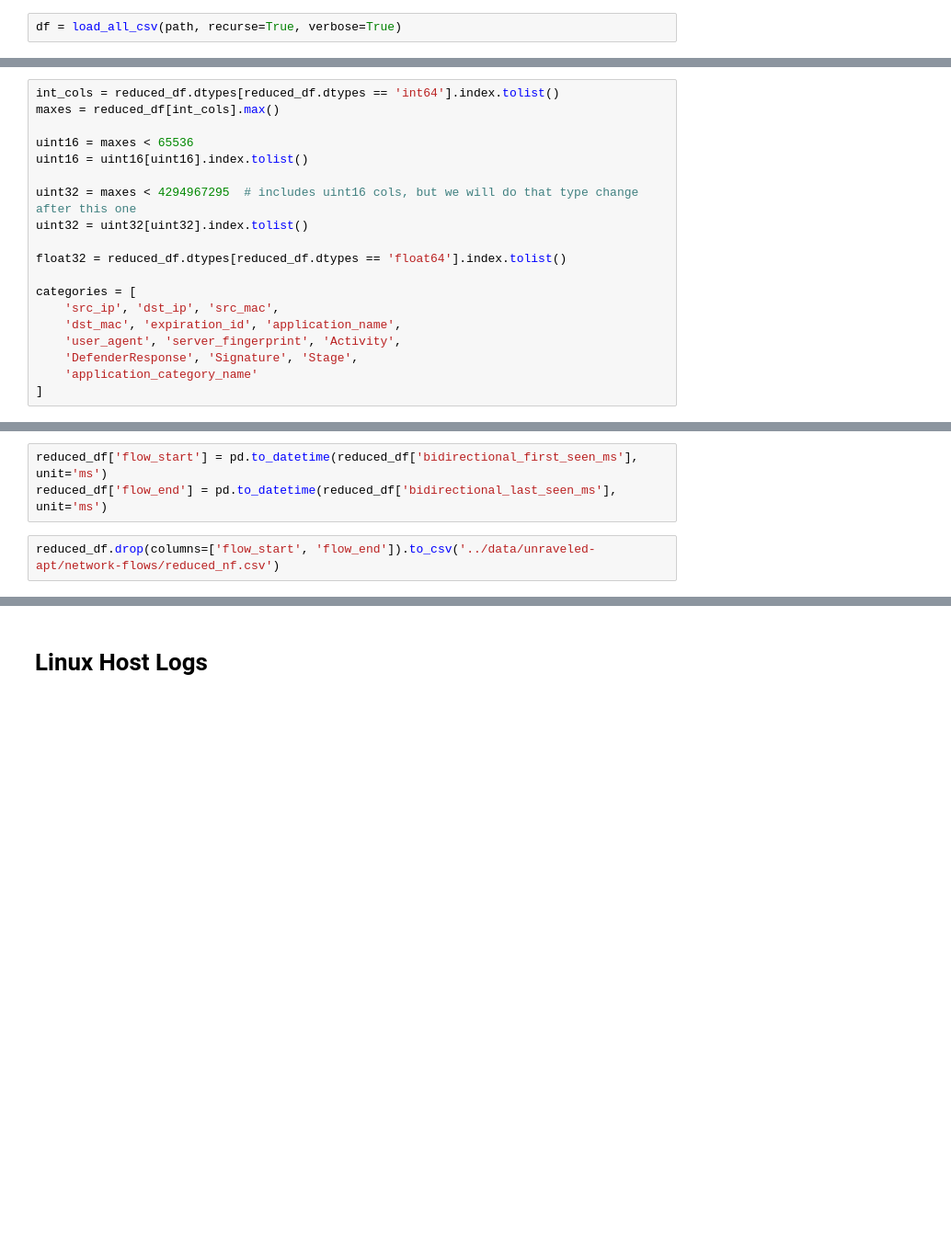
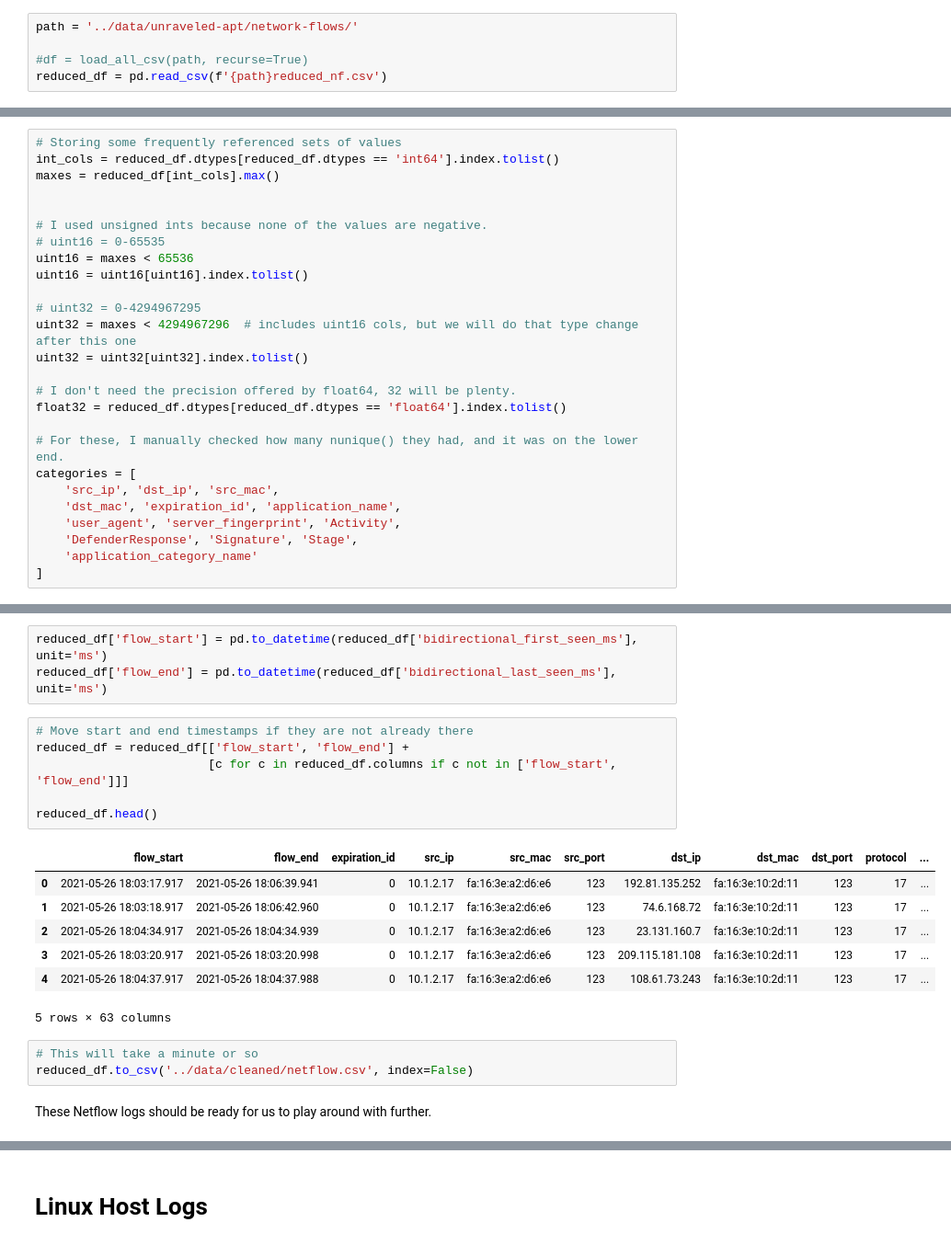
Before and after one commit to birbarino/Data-Analytics-Capstone, a Jupyter notebook: notebooks/wrangle.ipynb, the cells around one changed output, grey strips where cells are left out. Shown: that part at 92% size. Cells and saved outputs as stored; diff of their text form; blank space fills up the shorter version.

Commit message:
Renamed files, like the reduced netflow data. Moved stuff, added comments to notebook.

```diff
--- a/wrangling/wrangle.ipynb
+++ b/notebooks/wrangle.ipynb
@@ -51,2 +75,5 @@ path = '../data/unraveled-apt/network-flows/'
 # %%
-df = load_all_csv(path, recurse=True, verbose=True)
+path = '../data/unraveled-apt/network-flows/'
+
+#df = load_all_csv(path, recurse=True)
+reduced_df = pd.read_csv(f'{path}reduced_nf.csv')
@@ -183,15 +134,22 @@ memory usage: 3.1+ GB
 # %%
+# Storing some frequently referenced sets of values
 int_cols = reduced_df.dtypes[reduced_df.dtypes == 'int64'].index.tolist()
 maxes = reduced_df[int_cols].max()
 
+
+# I used unsigned ints because none of the values are negative.
+# uint16 = 0-65535
 uint16 = maxes < 65536
 uint16 = uint16[uint16].index.tolist()
 
-uint32 = maxes < 4294967295  # includes uint16 cols, but we will do that type change after this one
+# uint32 = 0-4294967295
+uint32 = maxes < 4294967296  # includes uint16 cols, but we will do that type change after this one
 uint32 = uint32[uint32].index.tolist()
 
+# I don't need the precision offered by float64, 32 will be plenty.
 float32 = reduced_df.dtypes[reduced_df.dtypes == 'float64'].index.tolist()
 
+# For these, I manually checked how many nunique() they had, and it was on the lower end.
 categories = [
     'src_ip', 'dst_ip', 'src_mac',
     'dst_mac', 'expiration_id', 'application_name',
@@ -216,6 +190,23 @@ NameError: name 'df' is not defined
 # %%
 reduced_df['flow_start'] = pd.to_datetime(reduced_df['bidirectional_first_seen_ms'], unit='ms')
 reduced_df['flow_end'] = pd.to_datetime(reduced_df['bidirectional_last_seen_ms'], unit='ms')
-# %%
-reduced_df.drop(columns=['flow_start', 'flow_end']).to_csv('../data/unraveled-apt/network-flows/reduced_nf.csv')
+# %%
+# Move start and end timestamps if they are not already there
+reduced_df = reduced_df[['flow_start', 'flow_end'] +
+                        [c for c in reduced_df.columns if c not in ['flow_start', 'flow_end']]]
+
+reduced_df.head()
+# %% [output]
+|  | flow_start | flow_end | expiration_id | src_ip | src_mac | src_port | dst_ip | dst_mac | dst_port | protocol | ... |
+| 0 | 2021-05-26 18:03:17.917 | 2021-05-26 18:06:39.941 | 0 | 10.1.2.17 | fa:16:3e:a2:d6:e6 | 123 | 192.81.135.252 | fa:16:3e:10:2d:11 | 123 | 17 | ... |
+| 1 | 2021-05-26 18:03:18.917 | 2021-05-26 18:06:42.960 | 0 | 10.1.2.17 | fa:16:3e:a2:d6:e6 | 123 | 74.6.168.72 | fa:16:3e:10:2d:11 | 123 | 17 | ... |
+| 2 | 2021-05-26 18:04:34.917 | 2021-05-26 18:04:34.939 | 0 | 10.1.2.17 | fa:16:3e:a2:d6:e6 | 123 | 23.131.160.7 | fa:16:3e:10:2d:11 | 123 | 17 | ... |
+| 3 | 2021-05-26 18:03:20.917 | 2021-05-26 18:03:20.998 | 0 | 10.1.2.17 | fa:16:3e:a2:d6:e6 | 123 | 209.115.181.108 | fa:16:3e:10:2d:11 | 123 | 17 | ... |
+| 4 | 2021-05-26 18:04:37.917 | 2021-05-26 18:04:37.988 | 0 | 10.1.2.17 | fa:16:3e:a2:d6:e6 | 123 | 108.61.73.243 | fa:16:3e:10:2d:11 | 123 | 17 | ... |
+5 rows × 63 columns
+# %%
+# This will take a minute or so
+reduced_df.to_csv('../data/cleaned/netflow.csv', index=False)
+# %% [markdown]
+These Netflow logs should be ready for us to play around with further.
 # %%
```
Also changed, not shown: parts of 30 cells of this notebook, 2 other files.
